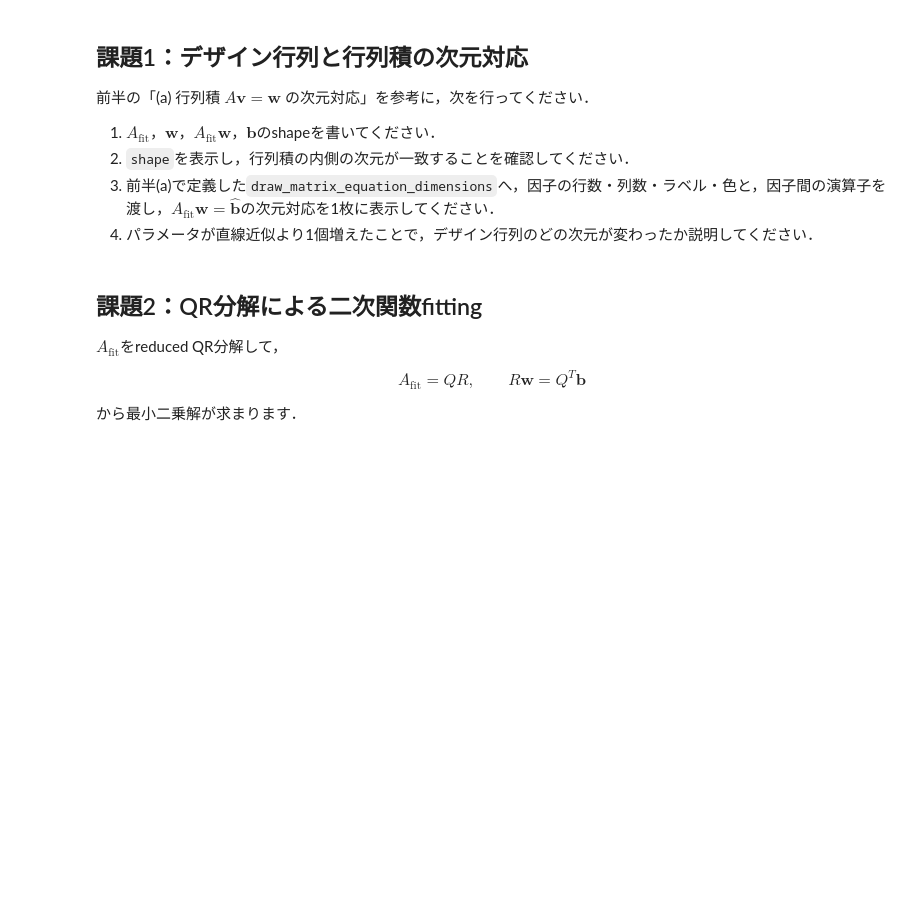
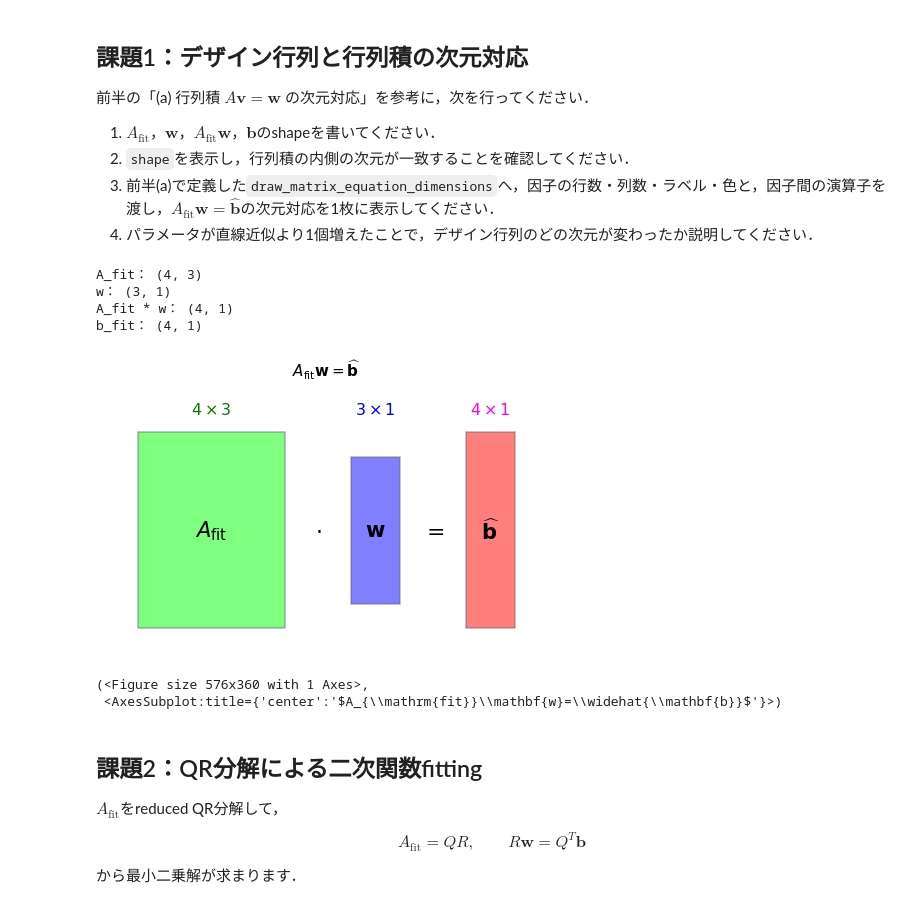
Before and after one commit to daddygongon/symbolic_math_public, a Jupyter notebook: d5_la_basic/four_spaces_qr.ipynb, the cells around one changed output. Drawn from its saved outputs; the diff is of its cells as text; code cells hidden in the pictures; blank space fills up the shorter version.

```diff
--- a/d5_la_basic/four_spaces_qr.ipynb
+++ b/d5_la_basic/four_spaces_qr.ipynb
@@ -517,6 +515,34 @@ $\boldsymbol{b}=$
 2. `shape`を表示し，行列積の内側の次元が一致することを確認してください．
 3. 前半(a)で定義した`draw_matrix_equation_dimensions`へ，因子の行数・列数・ラベル・色と，因子間の演算子を渡し，$A_{\mathrm{fit}}\boldsymbol{w}=\widehat{\boldsymbol{b}}$の次元対応を1枚に表示してください．
 4. パラメータが直線近似より1個増えたことで，デザイン行列のどの次元が変わったか説明してください．
+# %%
+# 課題1：デザイン行列と行列積の次元対応（解答例）
+m_fit, n_fit = A_fit.shape
+w_shape = zeros(n_fit, 1)
+b_hat_shape = A_fit * w_shape
+
+print('A_fit：', A_fit.shape)
+print('w：', w_shape.shape)
+print('A_fit * w：', b_hat_shape.shape)
+print('b_fit：', b_fit.shape)
+
+draw_matrix_equation_dimensions(
+    factors=[
+        (m_fit, n_fit, r'A_{\mathrm{fit}}', 'lime'),
+        (n_fit, 1, r'\mathbf{w}', 'blue'),
+        (m_fit, 1, r'\widehat{\mathbf{b}}', 'red'),
+    ],
+    operators=[r'\cdot', '='],
+    title=r'$A_{\mathrm{fit}}\mathbf{w}=\widehat{\mathbf{b}}$',
+)
+# %% [output]
+A_fit： (4, 3)
+w： (3, 1)
+A_fit * w： (4, 1)
+b_fit： (4, 1)
+[figure, added]
+(<Figure size 576x360 with 1 Axes>,
+ <AxesSubplot:title={'center':'$A_{\\mathrm{fit}}\\mathbf{w}=\\widehat{\\mathbf{b}}$'}>)
 # %% [markdown]
 ## 課題2：QR分解による二次関数fitting
 
```
Also changed, not shown: parts of 13 cells of this notebook, 3 other files.
